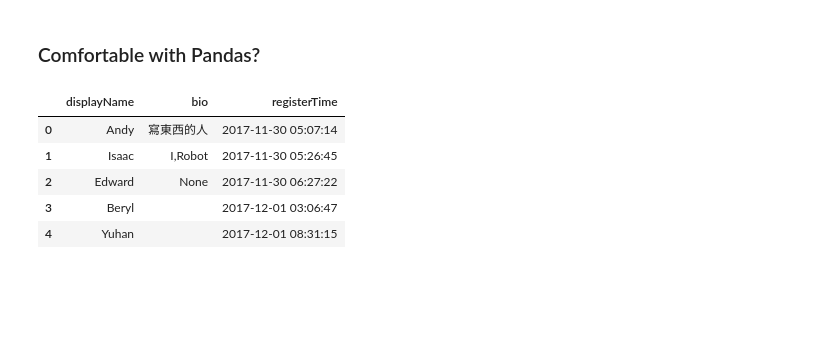
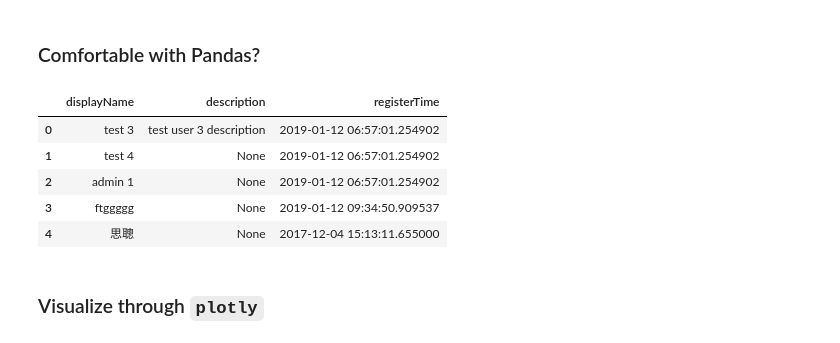
Before and after one commit to thematters/matters-docker, a Jupyter notebook: docker/analytics/example.ipynb, the cells around one changed output. Cells and saved outputs as stored; diff of their text form; code cells hidden in the pictures; blank space fills up the shorter version.

Commit message:
update example notebook to reflect ETL change (postgres, parquet)

```diff
--- a/docker/analytics/example.ipynb
+++ b/docker/analytics/example.ipynb
@@ -40,5 +40,5 @@ hadoopConf.set("fs.s3.awsSecretAccessKey", mySecretKey)
 # %%
-user = sqlContext.read.json("s3://matters-analytics-dev/ETL/output/user.json/")
+user = sqlContext.read.parquet("s3://matters-analytics-dev/ETL/output_pg/user.parquet/")
 user.printSchema()
 # %% [output]
 root
@@ -66,5 +63,5 @@ def ms2ts(col):
 # %%
-user1 = user.select(user.displayName, user.bio, ms2ts(user.registerTime).alias("registerTime")).cache()
+user1 = user.select(user.display_name.alias("displayName"), user.description, user.created_at.alias("registerTime")).cache()
 # %%
 user1.show()
 # %% [output]
@@ -87,4 +84,17 @@ user1.show()
 only showing top 20 rows
 # %% [markdown]
 ### Comfortable with Pandas?
+# %%
+userpd = user1.toPandas()
+# %%
+userpd.head()
+# %% [output]
+|  | displayName | description | registerTime |
+| 0 | test 3 | test user 3 description | 2019-01-12 06:57:01.254902 |
+| 1 | test 4 | None | 2019-01-12 06:57:01.254902 |
+| 2 | admin 1 | None | 2019-01-12 06:57:01.254902 |
+| 3 | ftggggg | None | 2019-01-12 09:34:50.909537 |
+| 4 | 思聰 | None | 2017-12-04 15:13:11.655000 |
+# %% [markdown]
+### Visualize through `plotly`
 # %%
@@ -97,10 +104 @@ df = user1.toPandas()
-# %%
-df.head()
-# %% [output]
-|  | displayName | bio | registerTime |
-| 0 | Andy | 寫東西的人 | 2017-11-30 05:07:14 |
-| 1 | Isaac | I,Robot | 2017-11-30 05:26:45 |
-| 2 | Edward | None | 2017-11-30 06:27:22 |
-| 3 | Beryl |  | 2017-12-01 03:06:47 |
-| 4 | Yuhan |  | 2017-12-01 08:31:15 |
 # %%
```
Also changed, not shown: parts of 8 cells of this notebook.
